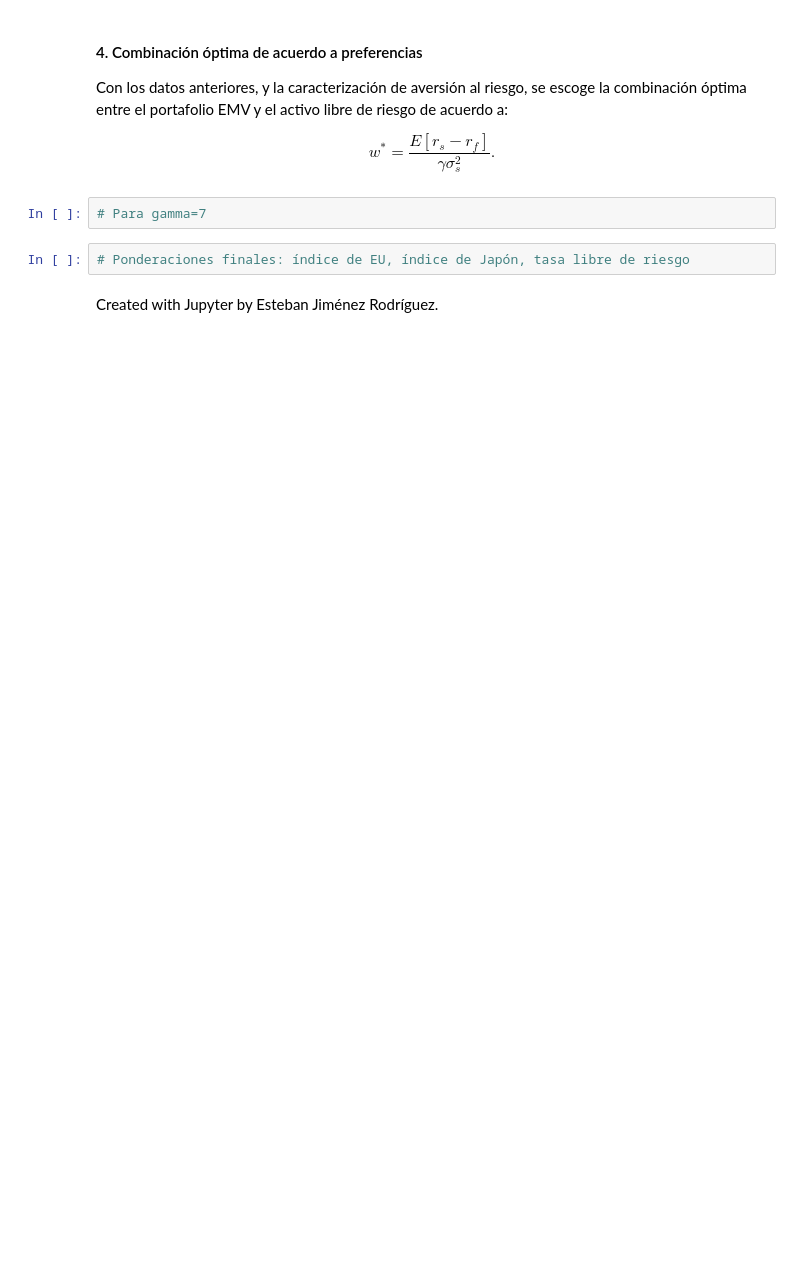
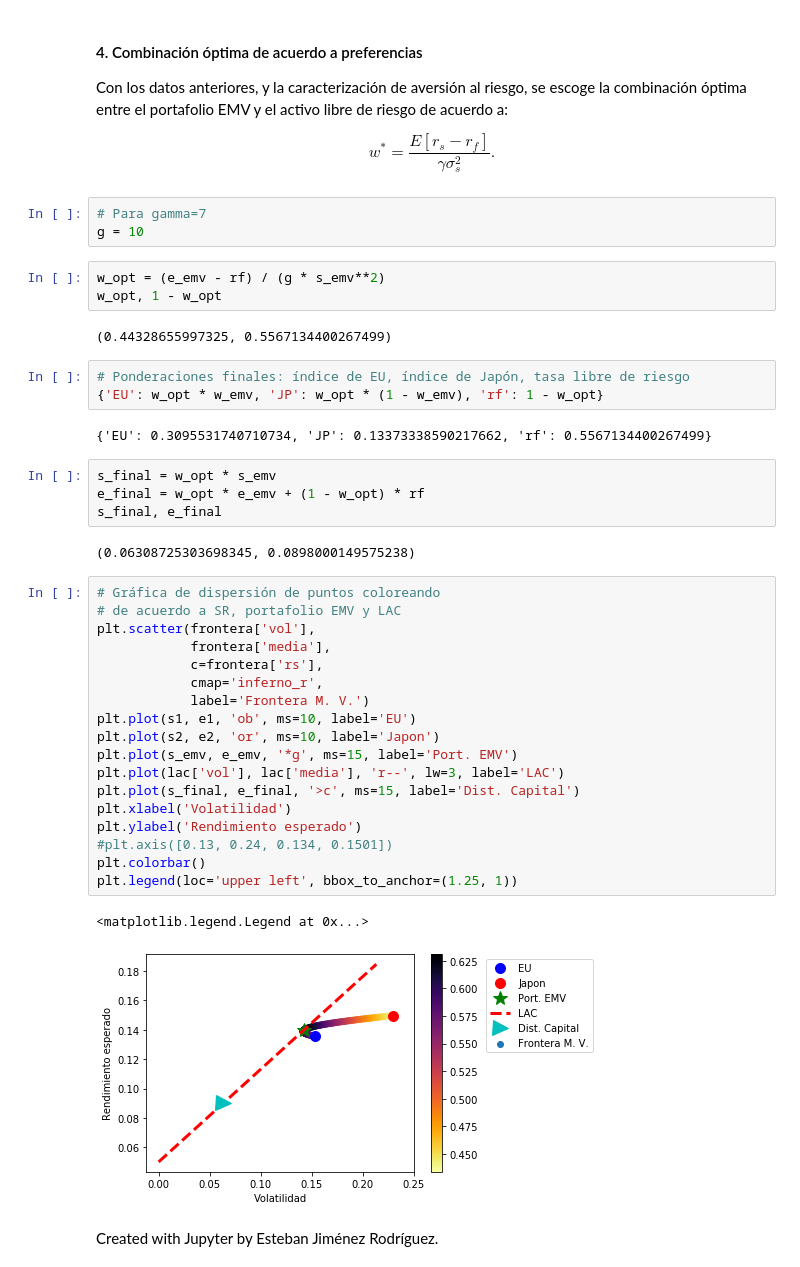
Before and after one commit to Luis168735/porinvp2022, a Jupyter notebook: Modulo3/Clase13_SeleccionOptimaPortI.ipynb, the cells around one changed output. Cells and saved outputs as stored; diff of their text form; blank space fills up the shorter version.

```diff
--- a/Modulo3/Clase13_SeleccionOptimaPortI.ipynb
+++ b/Modulo3/Clase13_SeleccionOptimaPortI.ipynb
@@ -255,8 +355,44 @@ Con los datos anteriores, y la caracterización de aversión al riesgo, se escog
 $$w^\ast=\frac{E[r_s-r_f]}{\gamma\sigma_s^2}.$$
 # %%
 # Para gamma=7
+g = 10
+# %%
+w_opt = (e_emv - rf) / (g * s_emv**2)
+w_opt, 1 - w_opt
+# %% [output]
+(0.44328655997325, 0.5567134400267499)
 # %%
 # Ponderaciones finales: índice de EU, índice de Japón, tasa libre de riesgo
+{'EU': w_opt * w_emv, 'JP': w_opt * (1 - w_emv), 'rf': 1 - w_opt}
+# %% [output]
+{'EU': 0.3095531740710734, 'JP': 0.13373338590217662, 'rf': 0.5567134400267499}
+# %%
+s_final = w_opt * s_emv
+e_final = w_opt * e_emv + (1 - w_opt) * rf
+s_final, e_final
+# %% [output]
+(0.06308725303698345, 0.0898000149575238)
+# %%
+# Gráfica de dispersión de puntos coloreando
+# de acuerdo a SR, portafolio EMV y LAC
+plt.scatter(frontera['vol'],
+            frontera['media'],
+            c=frontera['rs'],
+            cmap='inferno_r',
+            label='Frontera M. V.')
+plt.plot(s1, e1, 'ob', ms=10, label='EU')
+plt.plot(s2, e2, 'or', ms=10, label='Japon')
+plt.plot(s_emv, e_emv, '*g', ms=15, label='Port. EMV')
+plt.plot(lac['vol'], lac['media'], 'r--', lw=3, label='LAC')
+plt.plot(s_final, e_final, '>c', ms=15, label='Dist. Capital')
+plt.xlabel('Volatilidad')
+plt.ylabel('Rendimiento esperado')
+#plt.axis([0.13, 0.24, 0.134, 0.1501])
+plt.colorbar()
+plt.legend(loc='upper left', bbox_to_anchor=(1.25, 1))
+# %% [output]
+<matplotlib.legend.Legend at 0x...>
+[figure, added]
 # %% [markdown]
 <script>
   $(document).ready(function(){
```
Also changed, not shown: parts of 17 cells of this notebook.
